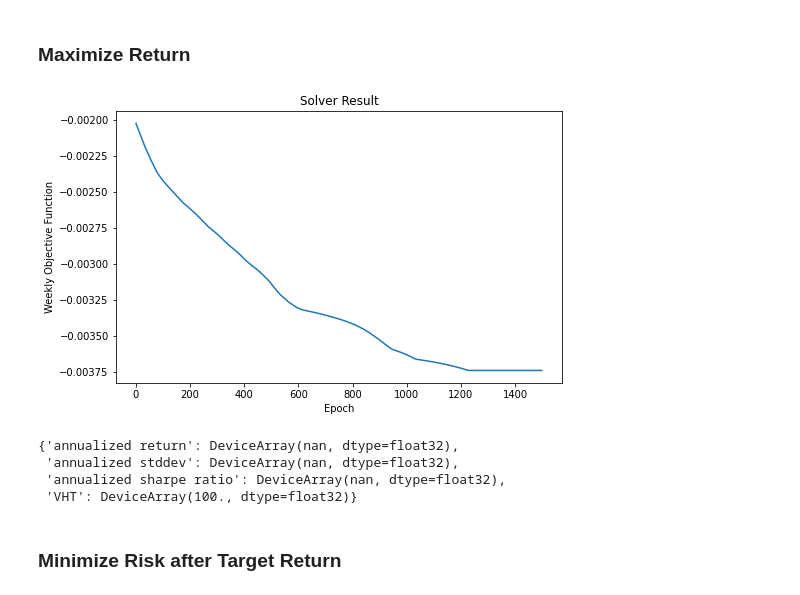
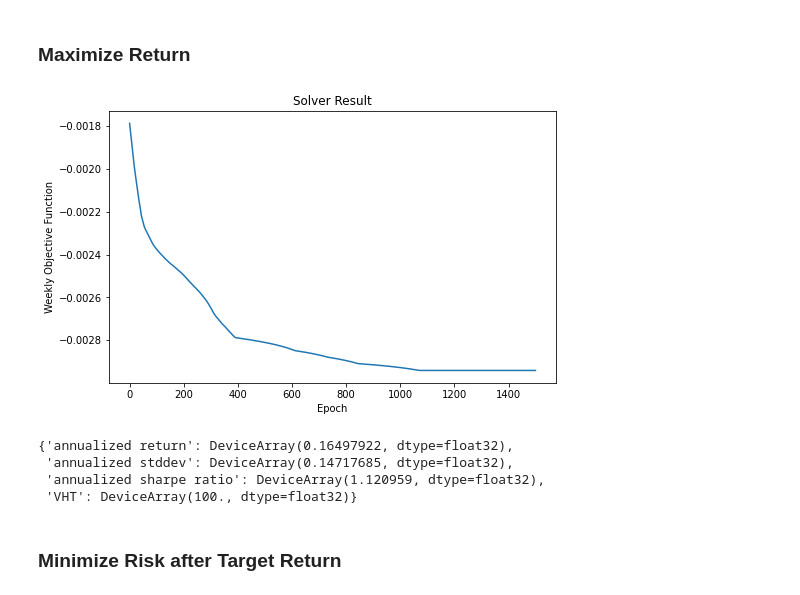
Before and after one commit to Matthew-Amos/Portfolio-Optimization, a Jupyter notebook: January_2021.ipynb, the cells around one changed output. Saved outputs shown, nothing was run; the diff lists cells and outputs as text; code cells hidden in the pictures.

```diff
--- a/January_2021.ipynb
+++ b/January_2021.ipynb
@@ -546,14 +642,14 @@ S = assets['cov']
 # %% [markdown]
 ### Maximize Return
 # %%
-w_nocovid_obj2_xvgt, objs = solve_portfolio(inline_obj2, 1500, .1, None)
+w_nocovid_obj2_xvgt, objs = solve_portfolio(inline_obj2, 1500, .3, None)
 plot_objs(objs)
 portfolio_stats(w_nocovid_obj2_xvgt)
 # %% [output]
-[figure, old version]
+[figure, new version]
-{'annualized return': DeviceArray(nan, dtype=float32),
- 'annualized stddev': DeviceArray(nan, dtype=float32),
- 'annualized sharpe ratio': DeviceArray(nan, dtype=float32),
+{'annualized return': DeviceArray(0.16497922, dtype=float32),
+ 'annualized stddev': DeviceArray(0.14717685, dtype=float32),
+ 'annualized sharpe ratio': DeviceArray(1.120959, dtype=float32),
  'VHT': DeviceArray(100., dtype=float32)}
 # %% [markdown]
 ### Minimize Risk after Target Return
```
Also changed, not shown: parts of 47 cells of this notebook.
